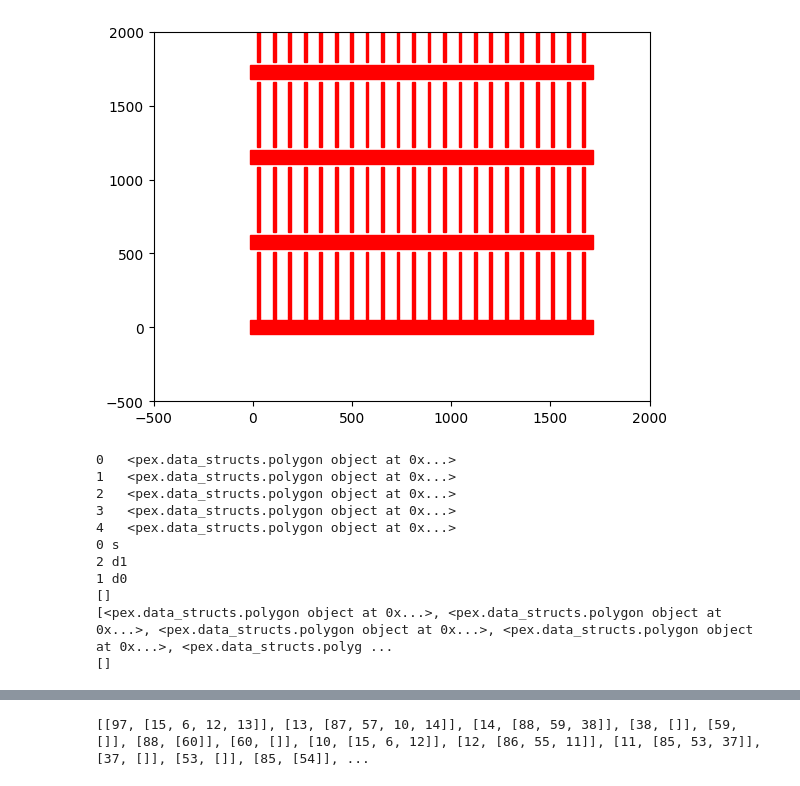
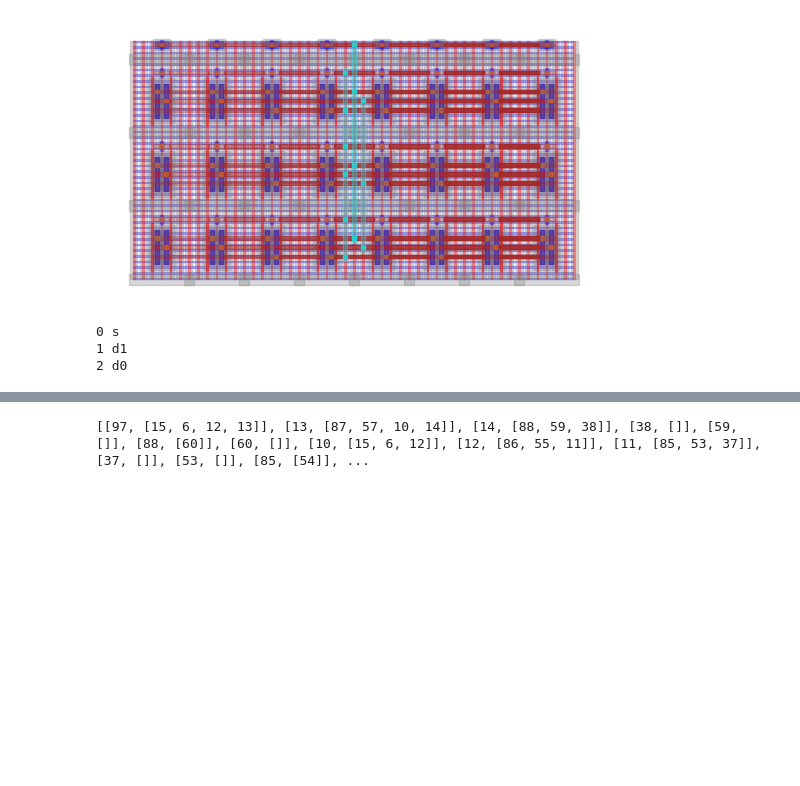
Before and after one commit to endalkyw/analog_project_v0, a Jupyter notebook: primitives_test_pex.ipynb, the cells around one changed output, grey strips where cells are left out. Drawn from its saved outputs; the diff is of its cells as text; code cells hidden in the pictures; blank space fills up the shorter version.

```diff
--- a/primitives_test_pex.ipynb
+++ b/primitives_test_pex.ipynb
@@ -1,45 +1,28 @@
+# %%
+import numpy as np
+from pex.ext_util import *
+from visualizer.plot_funcs import *
+# a = gdstk.read_gds("outputs/nmos_cm_.gds")
+# a = gdstk.read_gds("outputs/other/nmos_cm_x.gds")
+# a = gdstk.read_gds("outputs/nmos_cm_2x9_0.gds")
+# a = gdstk.read_gds("outputs/nmos_dp_6x5_2.gds")
+a = gdstk.read_gds("outputs/five_transistor_ota.gds")
+a = gdstk.read_gds("outputs/nmos_cm_x.gds")
+
+a1 = a.cells[0]
+
+fig, ax = plt.subplots()
+show_gds(ax, a1)
+plt.show()
+# %% [output]
+[figure, added]
 # %%
-import numpy as np
-from pex.ext_util import *
-from pex.extract import params
-from visualizer.plot_funcs import *
-
-# a = gdstk.read_gds("outputs/nmos_cm_.gds")
-a = gdstk.read_gds("outputs/nmos_cm_x.gds")
-# a = gdstk.read_gds("outputs/nmos_cm_2x9_0.gds")
-# a = gdstk.read_gds("outputs/nmos_dp_6x5_2.gds")
-
-a1 = a.cells[0]
-# Get important polygons from the gds file
 polygons = get_polygons(a1)
-plot_polygons(polygons["polys"]+polygons["poly_cut"],xlim=[-500,2000],ylim=[-500,2000])
-#
-# for i, p in enumerate(polygons["via_1"]+polygons["via_2"]):
-#     print(i, " ", p.layer)
-
-for i, p in enumerate(polygons["cb"]):
-    print(i, " ", p)
-
 nets = get_nets(polygons)
-# for n in nets:
-#     print(n.id)
-#
-
-for n in nets:
-    print(n.cbs)
 # %% [output]
-[figure, removed]
-0   <pex.data_structs.polygon object at 0x...>
-1   <pex.data_structs.polygon object at 0x...>
-2   <pex.data_structs.polygon object at 0x...>
-3   <pex.data_structs.polygon object at 0x...>
-4   <pex.data_structs.polygon object at 0x...>
 0 s
-2 d1
-1 d0
-[]
-[<pex.data_structs.polygon object at 0x...>, <pex.data_structs.polygon object at 0x...>, <pex.data_structs.polygon object at 0x...>, <pex.data_structs.polygon object at 0x...>, <pex.data_structs.polyg ...
-[]
+1 d1
+2 d0
 # %%
 n = 0
 for i in range(len(polygons["metal_2"])):
```
Also changed, not shown: parts of 3 cells of this notebook, 51 other files.
